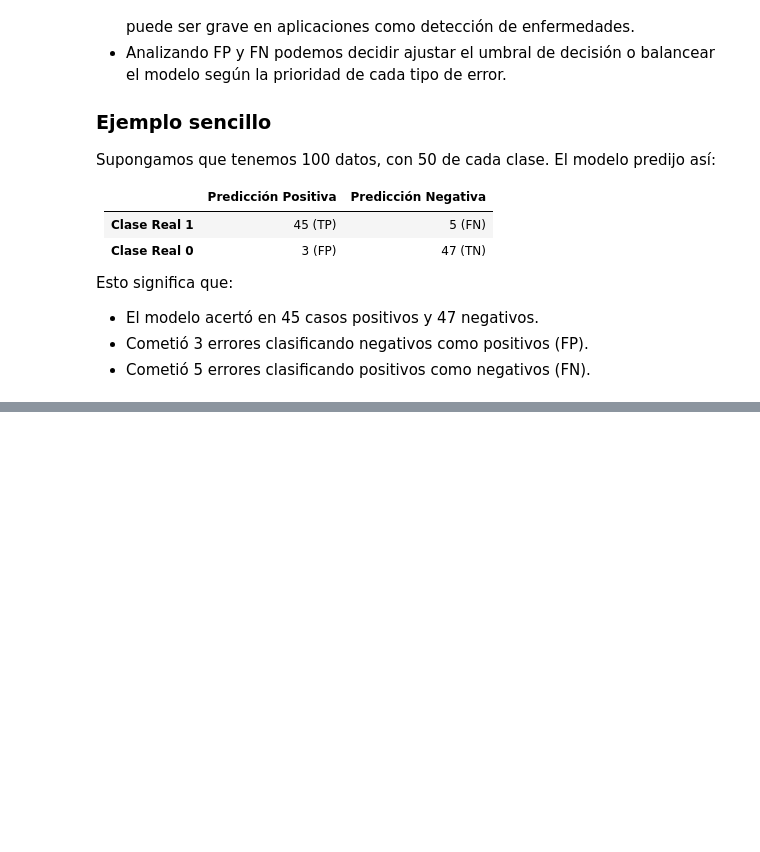
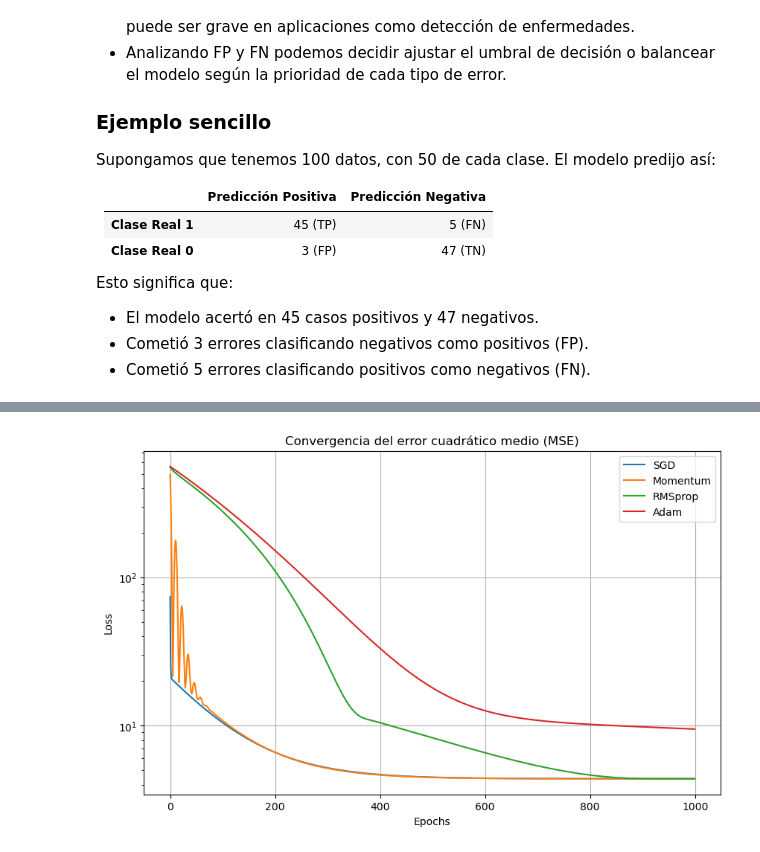
Before and after one commit to gbdiazc/Diseno-experimental, a Jupyter notebook: Redes Neuronales.ipynb, the cells around one changed output, grey strips where cells are left out. Drawn from its saved outputs; the diff is of its cells as text; code cells hidden in the pictures; blank space fills up the shorter version.

```diff
--- a/Redes Neuronales.ipynb
+++ b/Redes Neuronales.ipynb
@@ -920,0 +1021,95 @@ plt.show()
+# %%
+import numpy as np
+import matplotlib.pyplot as plt
+
+# Datos simulados con ruido
+np.random.seed(0)
+x = np.linspace(0, 10, 50)
+y_true = 3 * x + 7 + np.random.normal(0, 2, size=x.shape)
+
+# Funciones auxiliares
+def compute_loss(y_pred, y_true):
+    return np.mean((y_pred - y_true)**2)
+
+def compute_gradients(x, y_true, w, b):
+    y_pred = w * x + b
+    error = y_pred - y_true
+    dw = (2 / len(x)) * np.dot(error, x)
+    db = (2 / len(x)) * np.sum(error)
+    return dw, db
+
+# Optimizadores
+def sgd(x, y, lr=0.01, epochs=1000):
+    w, b = 0.0, 0.0
+    losses = []
+    for _ in range(epochs):
+        dw, db = compute_gradients(x, y, w, b)
+        w -= lr * dw
+        b -= lr * db
+        losses.append(compute_loss(w * x + b, y))
+    return losses
+
+def momentum(x, y, lr=0.01, epochs=1000, beta=0.9):
+    w, b, vw, vb = 0.0, 0.0, 0.0, 0.0
+    losses = []
+    for _ in range(epochs):
+        dw, db = compute_gradients(x, y, w, b)
+        vw = beta * vw + (1 - beta) * dw
+        vb = beta * vb + (1 - beta) * db
+        w -= lr * vw
+        b -= lr * vb
+        losses.append(compute_loss(w * x + b, y))
+    return losses
+
+def rmsprop(x, y, lr=0.01, epochs=1000, beta=0.9, eps=1e-8):
+    w, b, sw, sb = 0.0, 0.0, 0.0, 0.0
+    losses = []
+    for _ in range(epochs):
+        dw, db = compute_gradients(x, y, w, b)
+        sw = beta * sw + (1 - beta) * dw**2
+        sb = beta * sb + (1 - beta) * db**2
+        w -= lr * dw / (np.sqrt(sw) + eps)
+        b -= lr * db / (np.sqrt(sb) + eps)
+        losses.append(compute_loss(w * x + b, y))
+    return losses
+
+def adam(x, y, lr=0.01, epochs=1000, b1=0.9, b2=0.999, eps=1e-8):
+    w, b = 0.0, 0.0
+    mw, vw, mb, vb = 0.0, 0.0, 0.0, 0.0
+    losses = []
+    for t in range(1, epochs + 1):
+        dw, db = compute_gradients(x, y, w, b)
+        mw = b1 * mw + (1 - b1) * dw
+        vw = b2 * vw + (1 - b2) * dw**2
+        mb = b1 * mb + (1 - b1) * db
+        vb = b2 * vb + (1 - b2) * db**2
+        mw_corr = mw / (1 - b1**t)
+        vw_corr = vw / (1 - b2**t)
+        mb_corr = mb / (1 - b1**t)
+        vb_corr = vb / (1 - b2**t)
+        w -= lr * mw_corr / (np.sqrt(vw_corr) + eps)
+        b -= lr * mb_corr / (np.sqrt(vb_corr) + eps)
+        losses.append(compute_loss(w * x + b, y))
+    return losses
+
+# Entrenamiento y graficado
+epochs = 1000
+losses = {
+    "SGD": sgd(x, y_true, epochs=epochs),
+    "Momentum": momentum(x, y_true, epochs=epochs),
+    "RMSprop": rmsprop(x, y_true, epochs=epochs),
+    "Adam": adam(x, y_true, epochs=epochs),
+}
+
+plt.figure(figsize=(10, 6))
+for name, loss in losses.items():
+    plt.plot(loss, label=name)
+plt.title("Convergencia del error cuadrático medio (MSE)")
+plt.xlabel("Epochs")
+plt.ylabel("Loss")
+plt.yscale("log")
+plt.grid(True)
+plt.legend()
+plt.show()
+# %% [output]
+[figure, added]
```
Also changed, not shown: parts of 11 cells of this notebook.
